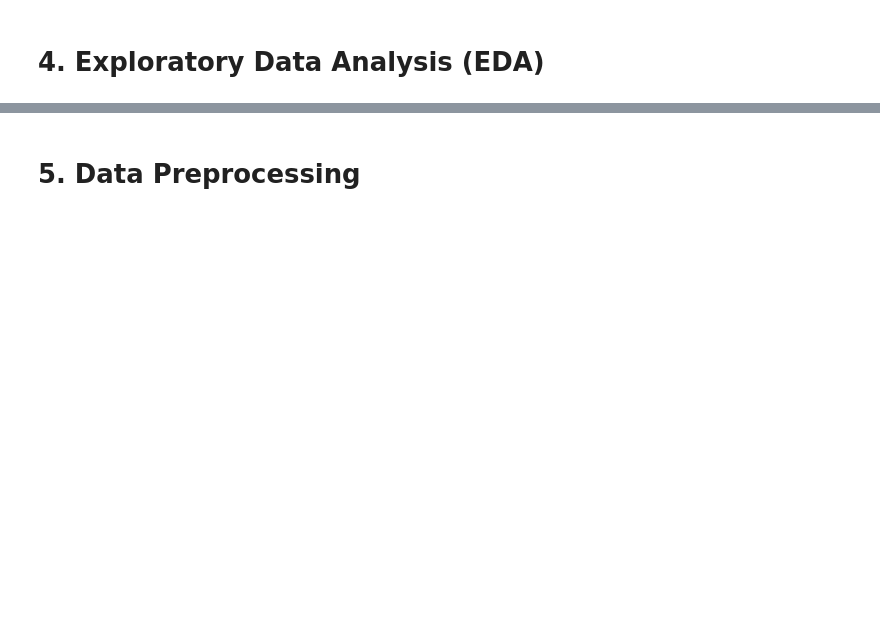
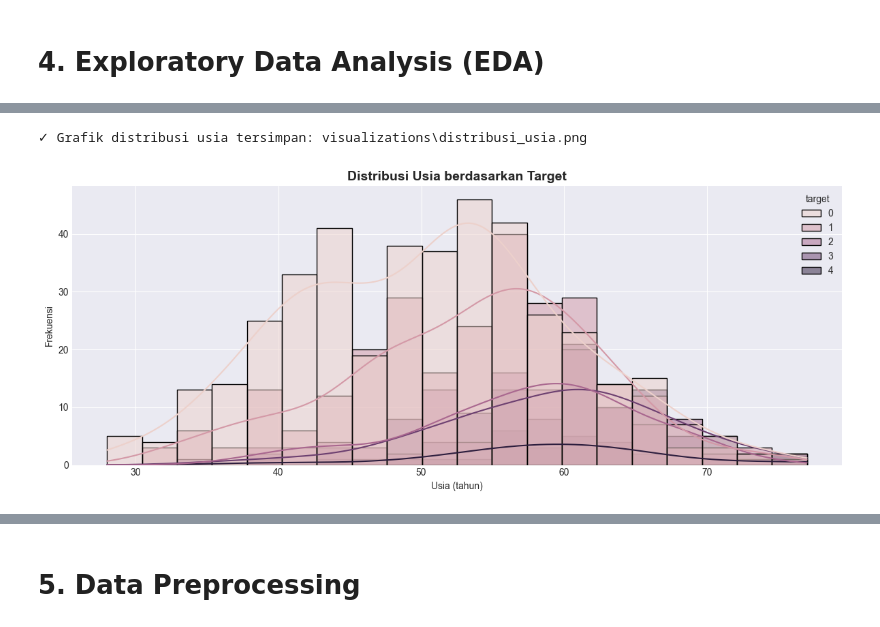
Before and after one commit to Saepulloh07/Eksperimen_SML_Saepulloh, a Jupyter notebook: preprocessing/Eksperimen_Saepulloh.ipynb, the cells around one changed output, grey strips where cells are left out. Drawn from its saved outputs; the diff is of its cells as text; code cells hidden in the pictures; blank space fills up the shorter version.

```diff
--- a/preprocessing/Eksperimen_Saepulloh.ipynb
+++ b/preprocessing/Eksperimen_Saepulloh.ipynb
@@ -93,0 +110,29 @@ First 5 rows:
+# %%
+# Dictionary pemetaan nama kolom
+kolom_indonesia = {
+    'id': 'id_pasien',
+    'age': 'usia',
+    'origin': 'asal_studi',
+    'sex': 'jenis_kelamin',
+    'cp': 'tipe_nyeri_dada',
+    'trestbps': 'tekanan_darah_istirahat',
+    'chol': 'kolesterol',
+    'fbs': 'gula_darah_puasa',
+    'restecg': 'hasil_ecg_istirahat',
+    'thalach': 'detak_jantung_maksimal',
+    'exang': 'angina_olahraga',
+    'oldpeak': 'depresi_st',
+    'slope': 'kemiringan_st',
+    'ca': 'jumlah_pembuluh_darah',
+    'thal': 'thalassemia',
+    'num': 'target'
+}
+
+# Mengubah nama kolom
+df.rename(columns=kolom_indonesia, inplace=True)
+
+print("\n" + "=" * 60)
+print("NAMA KOLOM BERHASIL DIUBAH KE BAHASA INDONESIA")
+print("=" * 60)
+print("Nama Kolom Baru:")
+print(df.columns.tolist())
@@ -211,0 +277,15 @@ print("\n✓ EDA visualization saved as 'eda_visualization.png'")
+# %%
+# 6.2 Distribusi Usia
+fig, ax = plt.subplots(figsize=(12, 5))
+sns.histplot(data=df, x='usia', hue='target', kde=True, bins=20, ax=ax)
+ax.set_title('Distribusi Usia berdasarkan Target', fontsize=14, fontweight='bold')
+ax.set_xlabel('Usia (tahun)')
+ax.set_ylabel('Frekuensi')
+plt.tight_layout()
+viz_path = os.path.join(FOLDERS['visualizations'], 'distribusi_usia.png')
+plt.savefig(viz_path, dpi=300, bbox_inches='tight')
+print(f"✓ Grafik distribusi usia tersimpan: {viz_path}")
+plt.show()
+# %% [output]
+✓ Grafik distribusi usia tersimpan: visualizations\distribusi_usia.png
+[figure, added]
```
Also changed, not shown: parts of 49 cells of this notebook, 11 other files.
